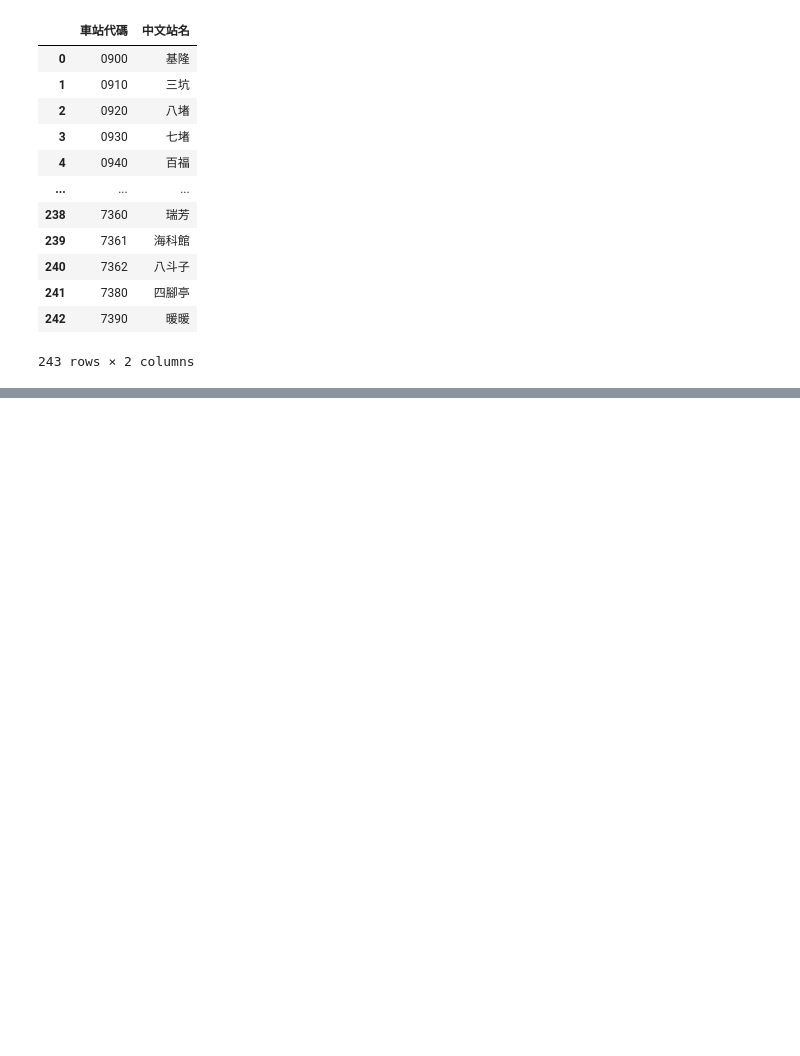
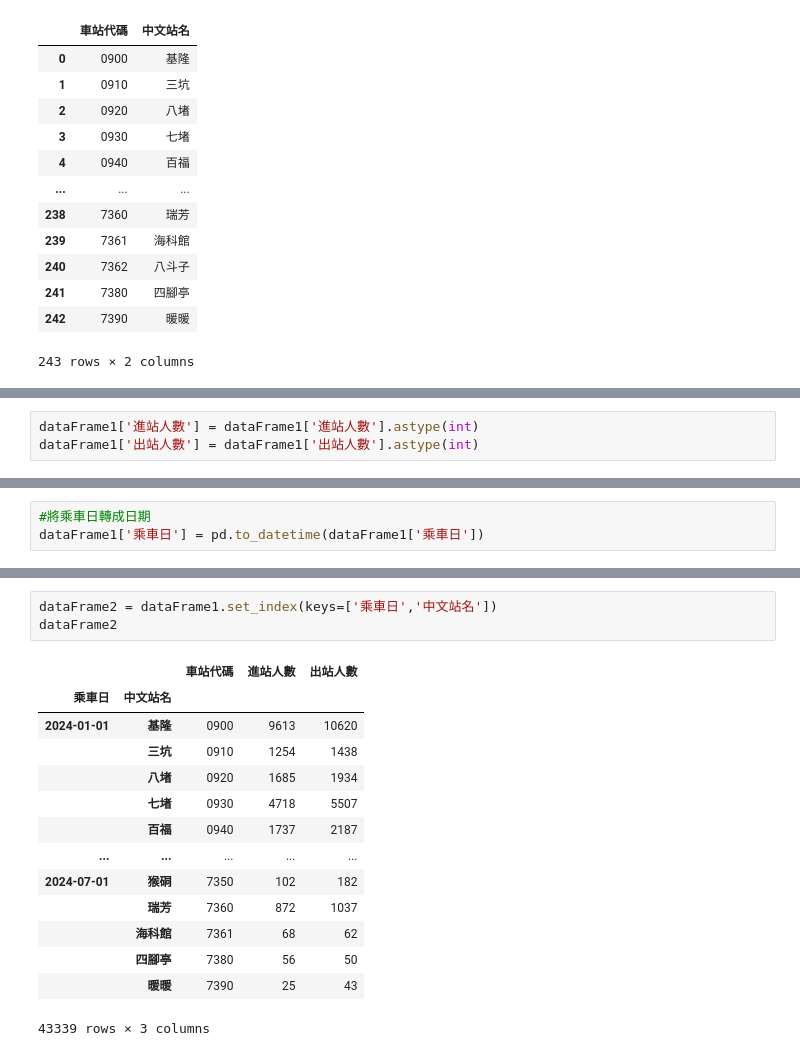
Before and after one commit to kevin20230725/2023__07__29, a Jupyter notebook: lesson21_4.ipynb, the cells around one changed output, grey strips where cells are left out. Cells and saved outputs as stored; diff of their text form; blank space fills up the shorter version.

```diff
--- a/lesson21_4.ipynb
+++ b/lesson21_4.ipynb
@@ -88,0 +123,3 @@ stations
+# %%
+dataFrame1['進站人數'] = dataFrame1['進站人數'].astype(int)
+dataFrame1['出站人數'] = dataFrame1['出站人數'].astype(int)
@@ -88,0 +141,3 @@ stations
+# %%
+#將乘車日轉成日期
+dataFrame1['乘車日'] = pd.to_datetime(dataFrame1['乘車日'])
@@ -88,0 +159,18 @@ stations
+# %%
+dataFrame2 = dataFrame1.set_index(keys=['乘車日','中文站名'])
+dataFrame2
+# %% [output]
+|  |  | 車站代碼 | 進站人數 | 出站人數 |
+| 乘車日 | 中文站名 |  |  |  |
+| 2024-01-01 | 基隆 | 0900 | 9613 | 10620 |
+|  | 三坑 | 0910 | 1254 | 1438 |
+|  | 八堵 | 0920 | 1685 | 1934 |
+|  | 七堵 | 0930 | 4718 | 5507 |
+|  | 百福 | 0940 | 1737 | 2187 |
+| ... | ... | ... | ... | ... |
+| 2024-07-01 | 猴硐 | 7350 | 102 | 182 |
+|  | 瑞芳 | 7360 | 872 | 1037 |
+|  | 海科館 | 7361 | 68 | 62 |
+|  | 四腳亭 | 7380 | 56 | 50 |
+|  | 暖暖 | 7390 | 25 | 43 |
+43339 rows × 3 columns
```
Also changed, not shown: parts of 7 cells of this notebook, 1 other file.
